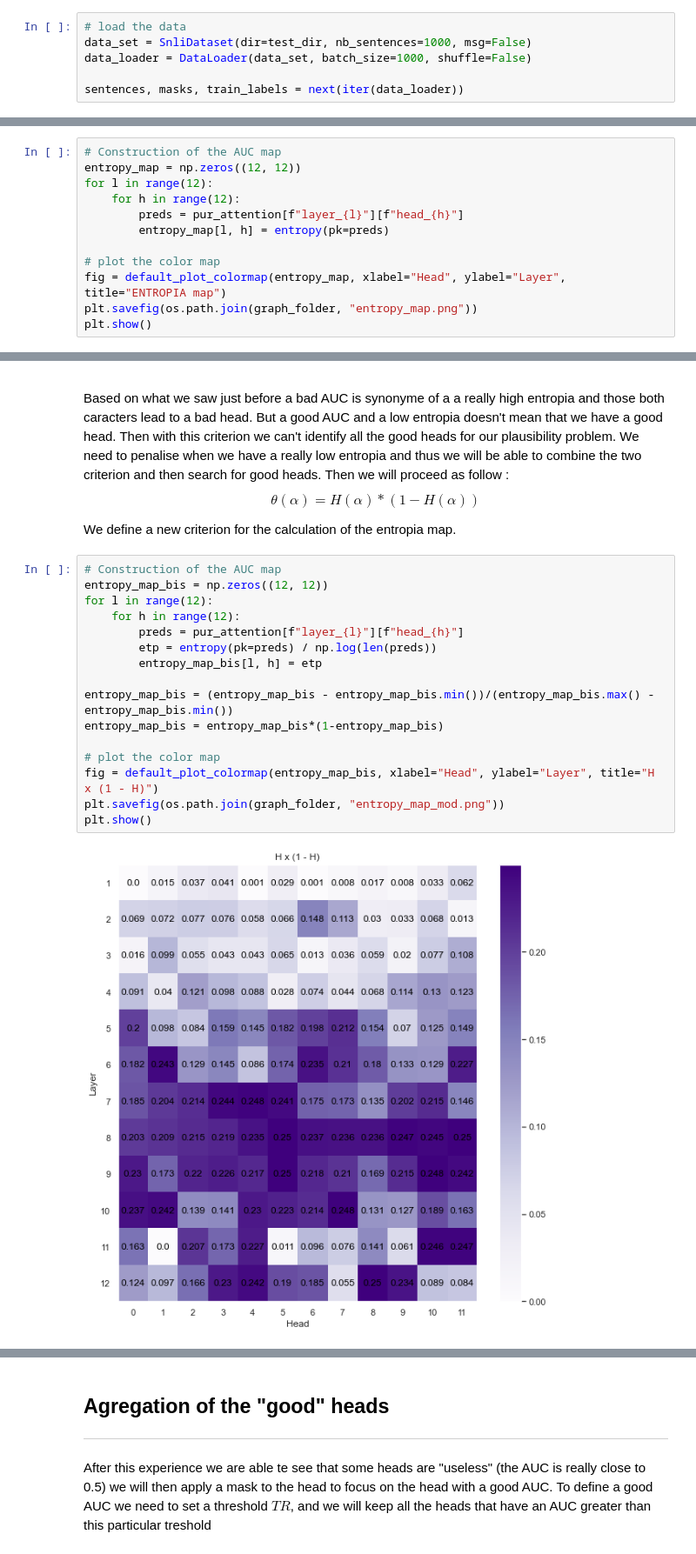
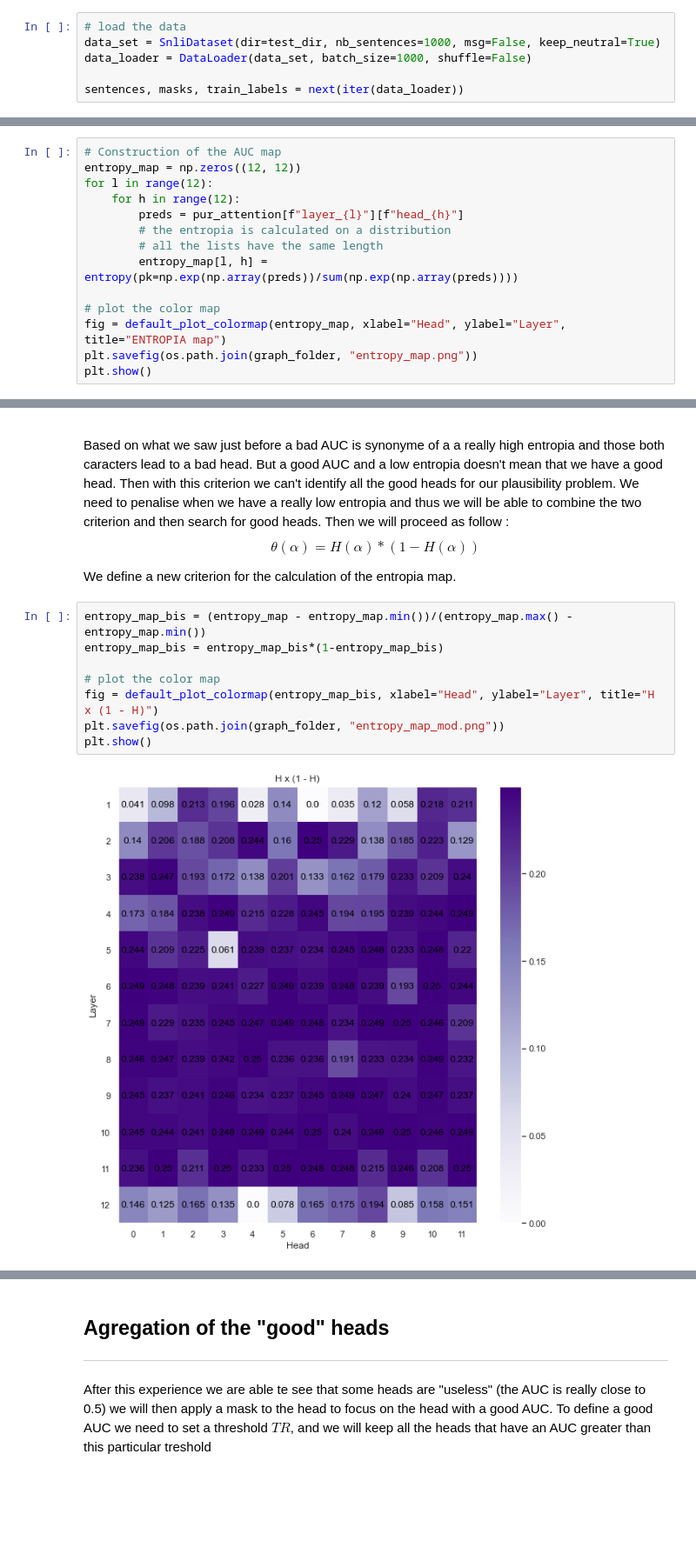
Before and after one commit to lolofo/stage_4_gm, a Jupyter notebook: attention_algorithms/notebooks/AUC Head Map.ipynb, the cells around one changed output, grey strips where cells are left out. Shown at 87% size. Saved outputs shown, nothing was run; the diff lists cells and outputs as text; blank space fills up the shorter version.

Commit message:
regularization entropy and auc work during taln

```diff
--- a/attention_algorithms/notebooks/AUC Head Map.ipynb
+++ b/attention_algorithms/notebooks/AUC Head Map.ipynb
@@ -62,7 +69,7 @@ Some weights of the model checkpoint at bert-base-uncased were not used when ini
 ## The test data-set to evaluate our metric
 # %%
 # load the data
-data_set = SnliDataset(dir=test_dir, nb_sentences=1000, msg=False)
+data_set = SnliDataset(dir=test_dir, nb_sentences=1000, msg=False, keep_neutral=True)
 data_loader = DataLoader(data_set, batch_size=1000, shuffle=False)
 
 sentences, masks, train_labels = next(iter(data_loader))
@@ -209,7 +219,9 @@ entropy_map = np.zeros((12, 12))
 for l in range(12):
     for h in range(12):
         preds = pur_attention[f"layer_{l}"][f"head_{h}"]
-        entropy_map[l, h] = entropy(pk=preds)
+        # the entropia is calculated on a distribution
+        # all the lists have the same length
+        entropy_map[l, h] = entropy(pk=np.exp(np.array(preds))/sum(np.exp(np.array(preds))))
 
 # plot the color map
 fig = default_plot_colormap(entropy_map, xlabel="Head", ylabel="Layer", title="ENTROPIA map")
@@ -246,20 +258,12 @@ $$
 
 We define a new criterion for the calculation of the entropia map.
 # %%
-# Construction of the AUC map
-entropy_map_bis = np.zeros((12, 12))
-for l in range(12):
-    for h in range(12):
-        preds = pur_attention[f"layer_{l}"][f"head_{h}"]
-        etp = entropy(pk=preds) / np.log(len(preds))
-        entropy_map_bis[l, h] = etp
-
-entropy_map_bis = (entropy_map_bis - entropy_map_bis.min())/(entropy_map_bis.max() - entropy_map_bis.min())
+entropy_map_bis = (entropy_map - entropy_map.min())/(entropy_map.max() - entropy_map.min())
 entropy_map_bis = entropy_map_bis*(1-entropy_map_bis)
 
 # plot the color map
 fig = default_plot_colormap(entropy_map_bis, xlabel="Head", ylabel="Layer", title="H x (1 - H)")
 plt.savefig(os.path.join(graph_folder, "entropy_map_mod.png"))
 plt.show()
 # %% [output]
-[figure, old version]
+[figure, new version]
```
Also changed, not shown: parts of 11 cells of this notebook, 4 other files.
